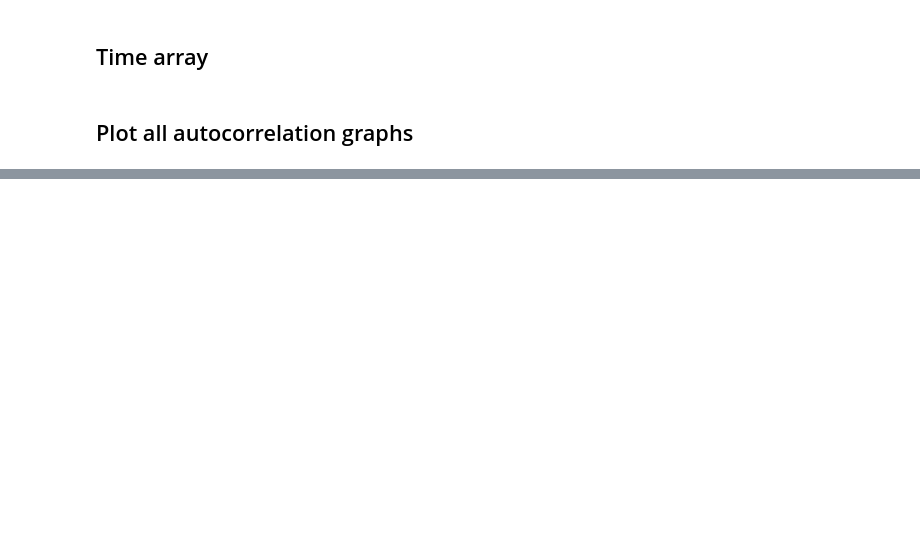
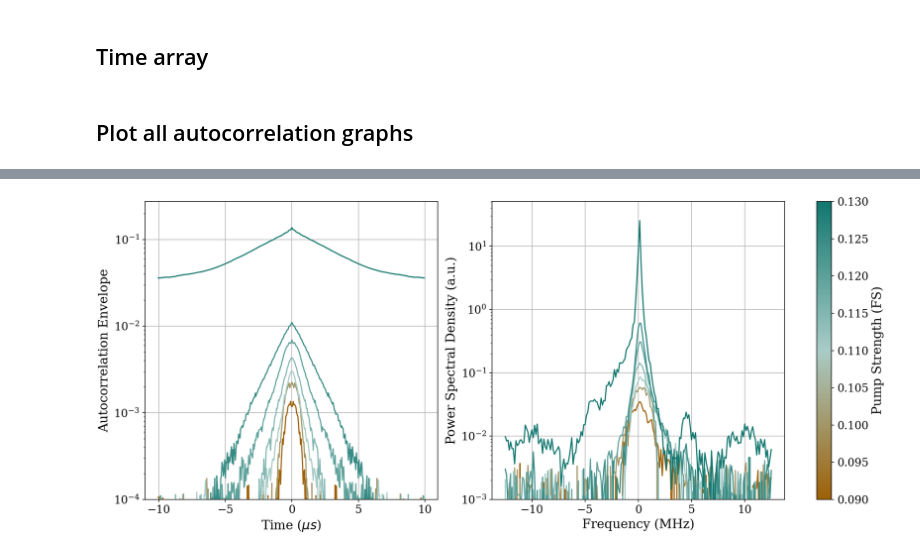
Before and after one commit to jaianandiyer690/Presto-Measurement-Scripts, a Jupyter notebook: LKIPA Measurements/Plot Autocorrelation.ipynb, the cells around one changed output, grey strips where cells are left out. Drawn from its saved outputs; the diff is of its cells as text; code cells hidden in the pictures; blank space fills up the shorter version.

```diff
--- a/LKIPA Measurements/Plot Autocorrelation.ipynb
+++ b/LKIPA Measurements/Plot Autocorrelation.ipynb
@@ -84,0 +136,53 @@ ax.legend(
+# %%
+fig, ax = plt.subplots(
+    nrows=1,
+    ncols =2,
+    figsize=(14, 6),
+    dpi=150
+    )
+
+# Freq range for psd plot
+cutoff_idx = n_samples_RW // 4
+indices = np.arange(cutoff_idx, n_samples_RW - cutoff_idx)
+
+ax1, ax2 = ax
+
+for p_idx, p in enumerate(pump_list[:]):
+    colors = cmap(norm(p))
+    ax1.semilogy(
+        t_arr,
+        autocorr_list[p_idx],
+        color=colors,
+        label= f'p = {p} FS'
+    )
+
+    PSD_list_symmetric = np.concatenate((PSD_list[p_idx][n_samples_RW//2:], PSD_list[p_idx][:n_samples_RW//2]))
+
+    ax2.semilogy(
+        f_arr[indices],
+        PSD_list_symmetric[indices],
+        color=colors,
+        label=f'p = {p} FS'
+    )
+
+# Autocorr plot settings
+ax1.grid()
+ax1.set_xlabel('Time ($\\mu s$)')
+ax1.set_ylabel('Autocorrelation Envelope')
+ax1.set_ylim(1e-4, 2*np.max(autocorr_list[p_final]))
+#ax1.set_title('Normalized Autocorrelation v.s. Pump Strength')
+
+
+# PSD plot settings
+ax2.grid()
+ax2.set_xlabel('Frequency (MHz)')
+ax2.set_ylabel('Power Spectral Density (a.u.)')
+ax2.set_ylim(1e-3, 2 * np.max(PSD_list[p_final]))
+
+sm = cm.ScalarMappable(cmap=cmap, norm=norm)
+sm.set_array([])  # needed for older matplotlib behavior
+
+cbar = fig.colorbar(sm, ax=ax)
+cbar.set_label("Pump Strength (FS)")
+# %% [output]
+[figure, added]
```
Also changed, not shown: parts of 8 cells of this notebook, 13 other files.
